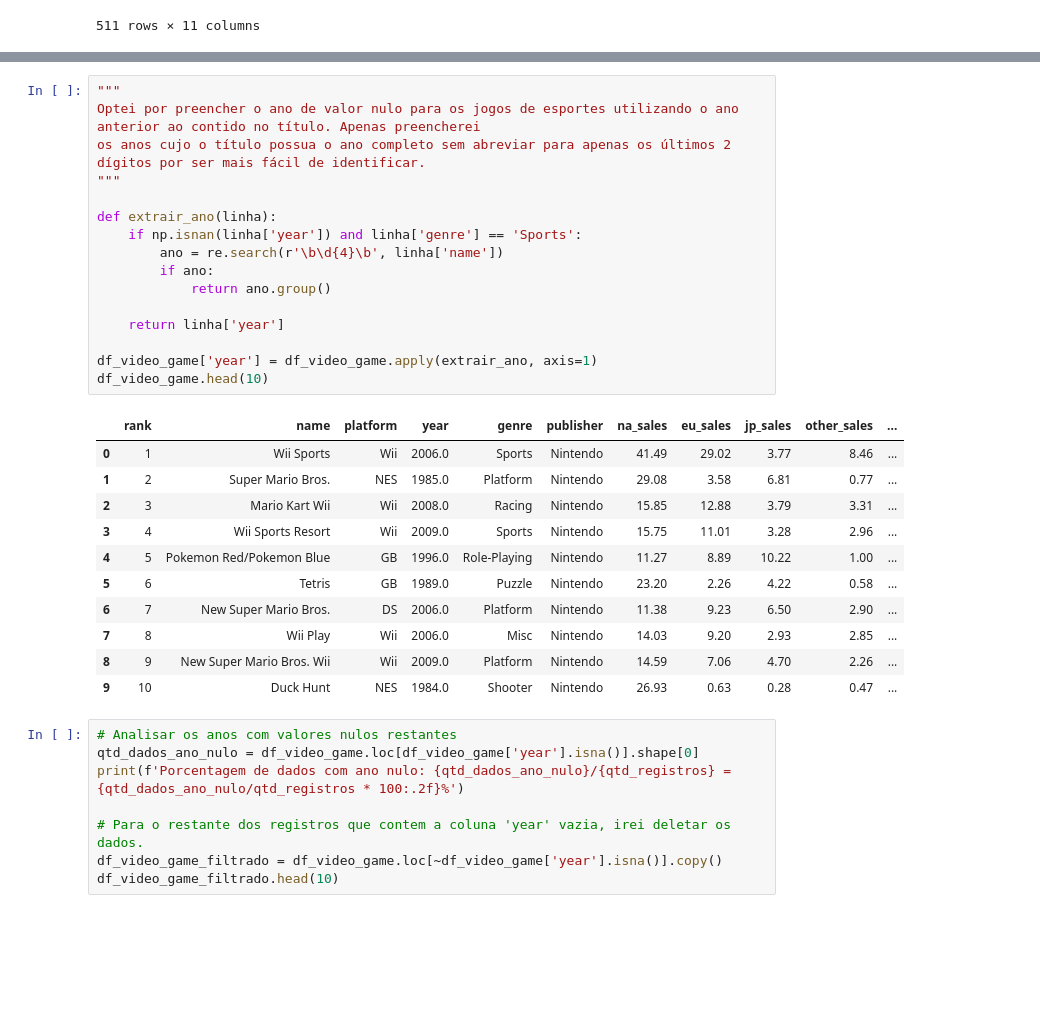
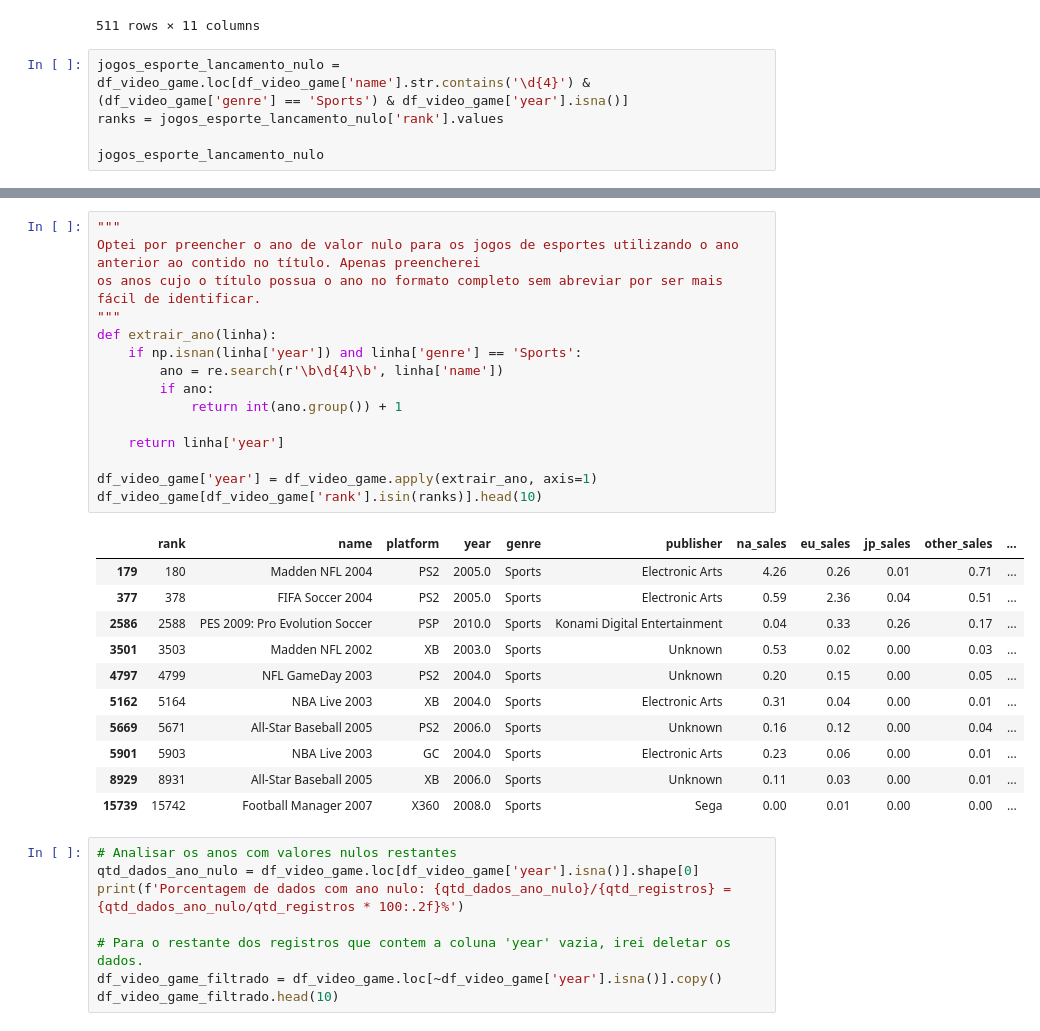
Before and after one commit to RayVilaca/Bootcamp-Data-Science-Ada, a Jupyter notebook: projetos-conclusao-modulo/modulo 4/projeto.ipynb, the cells around one changed output, grey strips where cells are left out. Cells and saved outputs as stored; diff of their text form; blank space fills up the shorter version.

```diff
--- a/projetos-conclusao-modulo/modulo 4/projeto.ipynb
+++ b/projetos-conclusao-modulo/modulo 4/projeto.ipynb
@@ -203,3 +206,8 @@ df_video_game.loc[df_video_game['name'].str.contains('\d{4}') & (df_video_game['
 | 16459 | 16462 | Rugby World Cup 2015 | PC | 2015.0 | Sports | Ubisoft | 0.00 | 0.01 | 0.00 | 0.00 | ... |
 | 16558 | 16561 | Pro Evolution Soccer 2008 | PC | 2007.0 | Sports | Konami Digital Entertainment | 0.00 | 0.01 | 0.00 | 0.00 | ... |
 511 rows × 11 columns
+# %%
+jogos_esporte_lancamento_nulo = df_video_game.loc[df_video_game['name'].str.contains('\d{4}') & (df_video_game['genre'] == 'Sports') & df_video_game['year'].isna()]
+ranks = jogos_esporte_lancamento_nulo['rank'].values
+
+jogos_esporte_lancamento_nulo
@@ -206,31 +228,30 @@ df_video_game.loc[df_video_game['name'].str.contains('\d{4}') & (df_video_game['
 # %%
 """
 Optei por preencher o ano de valor nulo para os jogos de esportes utilizando o ano anterior ao contido no título. Apenas preencherei
-os anos cujo o título possua o ano completo sem abreviar para apenas os últimos 2 dígitos por ser mais fácil de identificar.
+os anos cujo o título possua o ano no formato completo sem abreviar por ser mais fácil de identificar.
 """
-
 def extrair_ano(linha):
     if np.isnan(linha['year']) and linha['genre'] == 'Sports':
         ano = re.search(r'\b\d{4}\b', linha['name'])
         if ano:
-            return ano.group()
+            return int(ano.group()) + 1
 
     return linha['year']
 
 df_video_game['year'] = df_video_game.apply(extrair_ano, axis=1)
-df_video_game.head(10)
+df_video_game[df_video_game['rank'].isin(ranks)].head(10)
 # %% [output]
 |  | rank | name | platform | year | genre | publisher | na_sales | eu_sales | jp_sales | other_sales | ... |
-| 0 | 1 | Wii Sports | Wii | 2006.0 | Sports | Nintendo | 41.49 | 29.02 | 3.77 | 8.46 | ... |
-| 1 | 2 | Super Mario Bros. | NES | 1985.0 | Platform | Nintendo | 29.08 | 3.58 | 6.81 | 0.77 | ... |
-| 2 | 3 | Mario Kart Wii | Wii | 2008.0 | Racing | Nintendo | 15.85 | 12.88 | 3.79 | 3.31 | ... |
-| 3 | 4 | Wii Sports Resort | Wii | 2009.0 | Sports | Nintendo | 15.75 | 11.01 | 3.28 | 2.96 | ... |
-| 4 | 5 | Pokemon Red/Pokemon Blue | GB | 1996.0 | Role-Playing | Nintendo | 11.27 | 8.89 | 10.22 | 1.00 | ... |
-| 5 | 6 | Tetris | GB | 1989.0 | Puzzle | Nintendo | 23.20 | 2.26 | 4.22 | 0.58 | ... |
-| 6 | 7 | New Super Mario Bros. | DS | 2006.0 | Platform | Nintendo | 11.38 | 9.23 | 6.50 | 2.90 | ... |
-| 7 | 8 | Wii Play | Wii | 2006.0 | Misc | Nintendo | 14.03 | 9.20 | 2.93 | 2.85 | ... |
-| 8 | 9 | New Super Mario Bros. Wii | Wii | 2009.0 | Platform | Nintendo | 14.59 | 7.06 | 4.70 | 2.26 | ... |
-| 9 | 10 | Duck Hunt | NES | 1984.0 | Shooter | Nintendo | 26.93 | 0.63 | 0.28 | 0.47 | ... |
+| 179 | 180 | Madden NFL 2004 | PS2 | 2005.0 | Sports | Electronic Arts | 4.26 | 0.26 | 0.01 | 0.71 | ... |
+| 377 | 378 | FIFA Soccer 2004 | PS2 | 2005.0 | Sports | Electronic Arts | 0.59 | 2.36 | 0.04 | 0.51 | ... |
+| 2586 | 2588 | PES 2009: Pro Evolution Soccer | PSP | 2010.0 | Sports | Konami Digital Entertainment | 0.04 | 0.33 | 0.26 | 0.17 | ... |
+| 3501 | 3503 | Madden NFL 2002 | XB | 2003.0 | Sports | Unknown | 0.53 | 0.02 | 0.00 | 0.03 | ... |
+| 4797 | 4799 | NFL GameDay 2003 | PS2 | 2004.0 | Sports | Unknown | 0.20 | 0.15 | 0.00 | 0.05 | ... |
+| 5162 | 5164 | NBA Live 2003 | XB | 2004.0 | Sports | Electronic Arts | 0.31 | 0.04 | 0.00 | 0.01 | ... |
+| 5669 | 5671 | All-Star Baseball 2005 | PS2 | 2006.0 | Sports | Unknown | 0.16 | 0.12 | 0.00 | 0.04 | ... |
+| 5901 | 5903 | NBA Live 2003 | GC | 2004.0 | Sports | Electronic Arts | 0.23 | 0.06 | 0.00 | 0.01 | ... |
+| 8929 | 8931 | All-Star Baseball 2005 | XB | 2006.0 | Sports | Unknown | 0.11 | 0.03 | 0.00 | 0.01 | ... |
+| 15739 | 15742 | Football Manager 2007 | X360 | 2008.0 | Sports | Sega | 0.00 | 0.01 | 0.00 | 0.00 | ... |
 # %%
 # Analisar os anos com valores nulos restantes
 qtd_dados_ano_nulo = df_video_game.loc[df_video_game['year'].isna()].shape[0]
```
Also changed, not shown: parts of 16 cells of this notebook.
